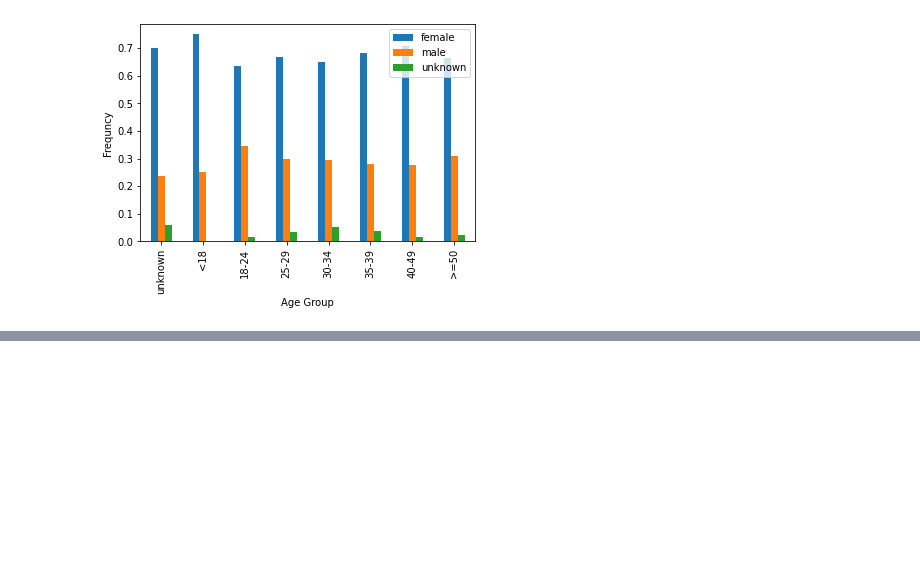
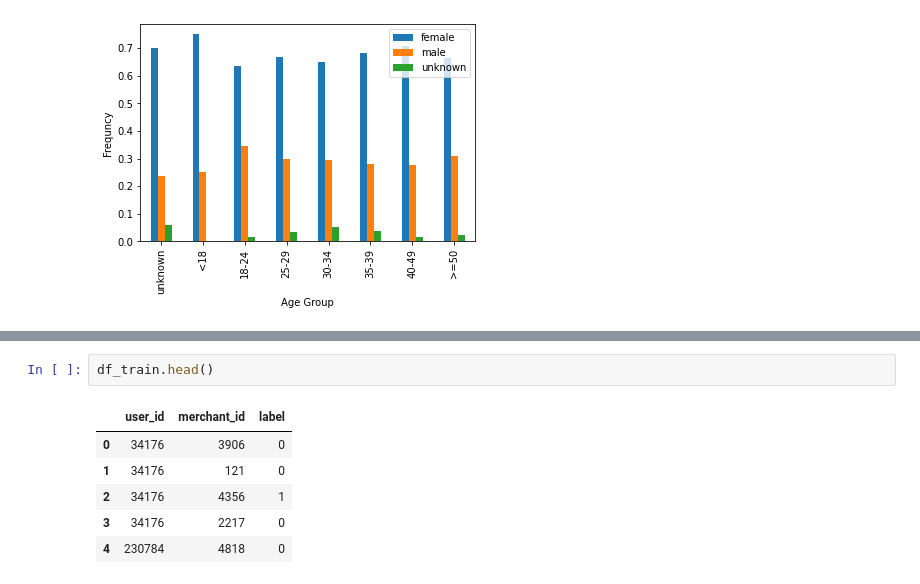
Before and after one commit to Augustine-C/Data_mining_project, a Jupyter notebook: final_project.ipynb, the cells around one changed output, grey strips where cells are left out. Drawn from its saved outputs; the diff is of its cells as text; blank space fills up the shorter version.

```diff
--- a/fianl_project.ipynb
+++ b/final_project.ipynb
@@ -140,0 +252,9 @@ plt.legend(['female', 'male', 'unknown'])
+# %%
+df_train.head()
+# %% [output]
+|  | user_id | merchant_id | label |
+| 0 | 34176 | 3906 | 0 |
+| 1 | 34176 | 121 | 0 |
+| 2 | 34176 | 4356 | 1 |
+| 3 | 34176 | 2217 | 0 |
+| 4 | 230784 | 4818 | 0 |
```
Also changed, not shown: parts of 16 cells of this notebook, 1 other file.
